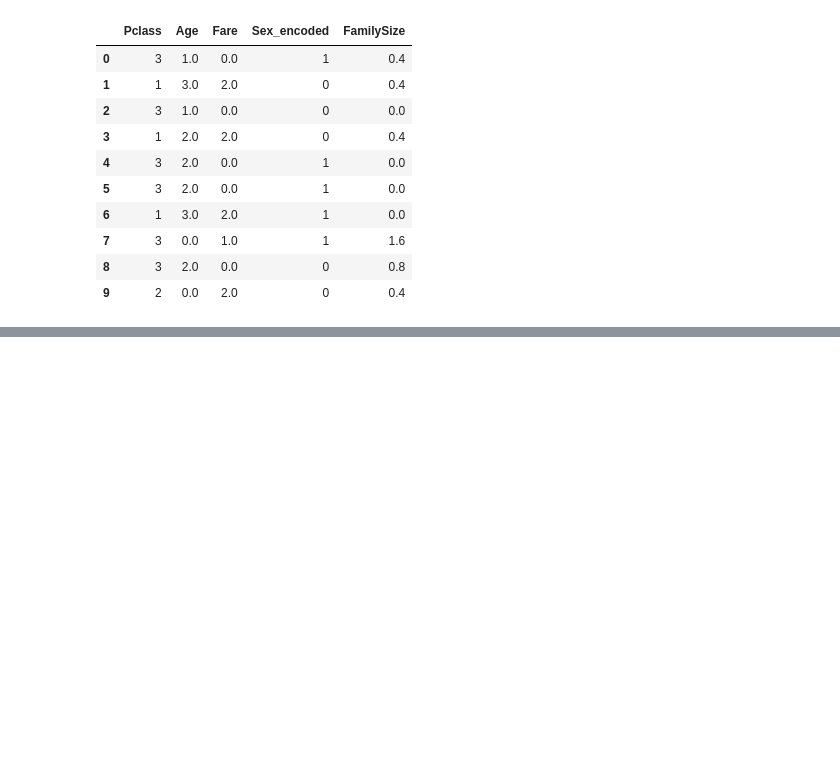
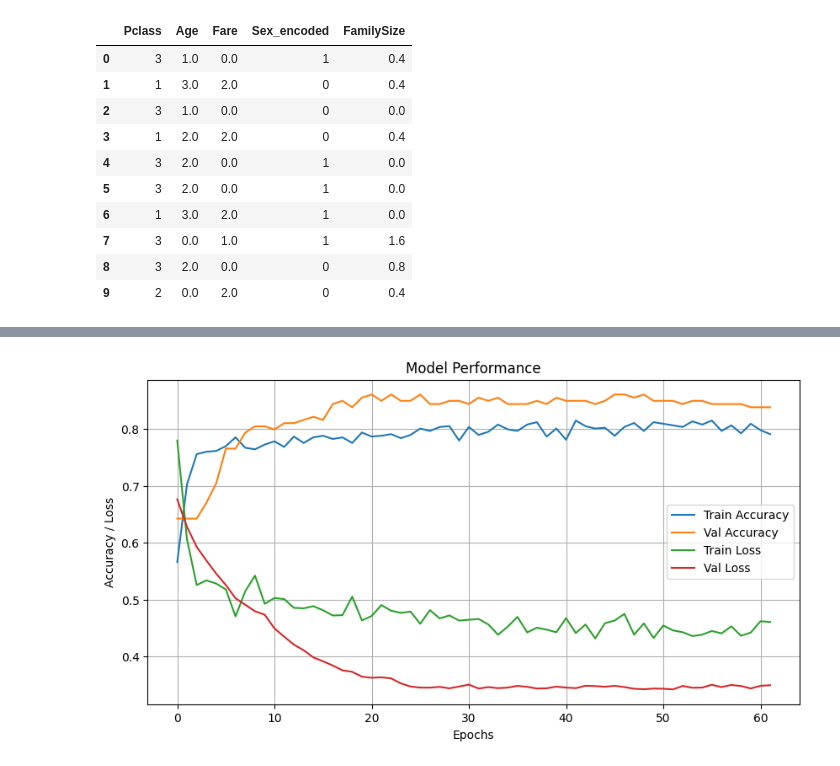
Before and after one commit to hosamrostom/Machine-Learning-Neural-Networks-Projects, a Jupyter notebook: titanic-survival-prediction/titanic_survival_prediction.ipynb, the cells around one changed output, grey strips where cells are left out. Saved outputs shown, nothing was run; the diff lists cells and outputs as text; code cells hidden in the pictures; blank space fills up the shorter version.

Commit message:
🎯 Titanic Classification with Multiple ML Models and NN Model

```diff
--- a/titanic-survival-prediction/titanic_survival_prediction.ipynb
+++ b/titanic-survival-prediction/titanic_survival_prediction.ipynb
@@ -636,0 +605,9 @@ Model 3 (GaussianNB) Fold Scores:
+# %%
+
+model = RandomForestClassifier(n_estimators=70)
+model.fit(X, y)
+importances = model.feature_importances_
+
+print("\nFeature Importances:")
+for feature, importance in zip(X.columns, importances):
+    print(f"{feature}: {importance:.4f}")
@@ -727,0 +792,17 @@ ExtraTreesClassifier Accuracy: 0.9569
+# %%
+plt.figure(figsize=(10,5))
+plt.plot(history.history['accuracy'], label='Train Accuracy')
+plt.plot(history.history['val_accuracy'], label='Val Accuracy')
+plt.plot(history.history['loss'], label='Train Loss')
+plt.plot(history.history['val_loss'], label='Val Loss')
+plt.title("Model Performance")
+plt.xlabel("Epochs")
+plt.ylabel("Accuracy / Loss")
+plt.legend()
+plt.grid(True)
+plt.show()
+
+loss, acc = model.evaluate(xtest, ytest)
+print(f"Test Accuracy: {acc*100:.2f}%")
+# %% [output]
+[figure, added]
```
Also changed, not shown: parts of 8 cells of this notebook.
